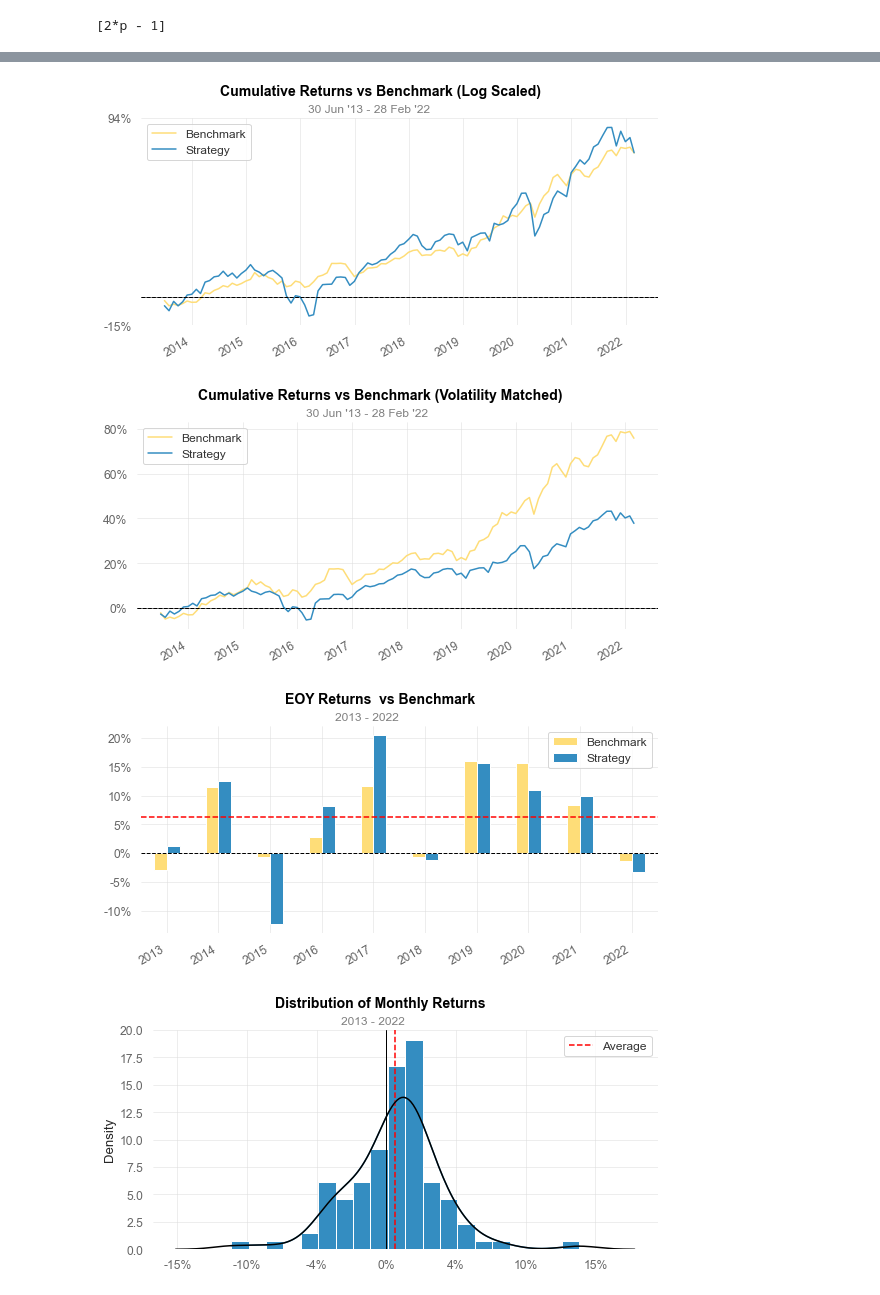
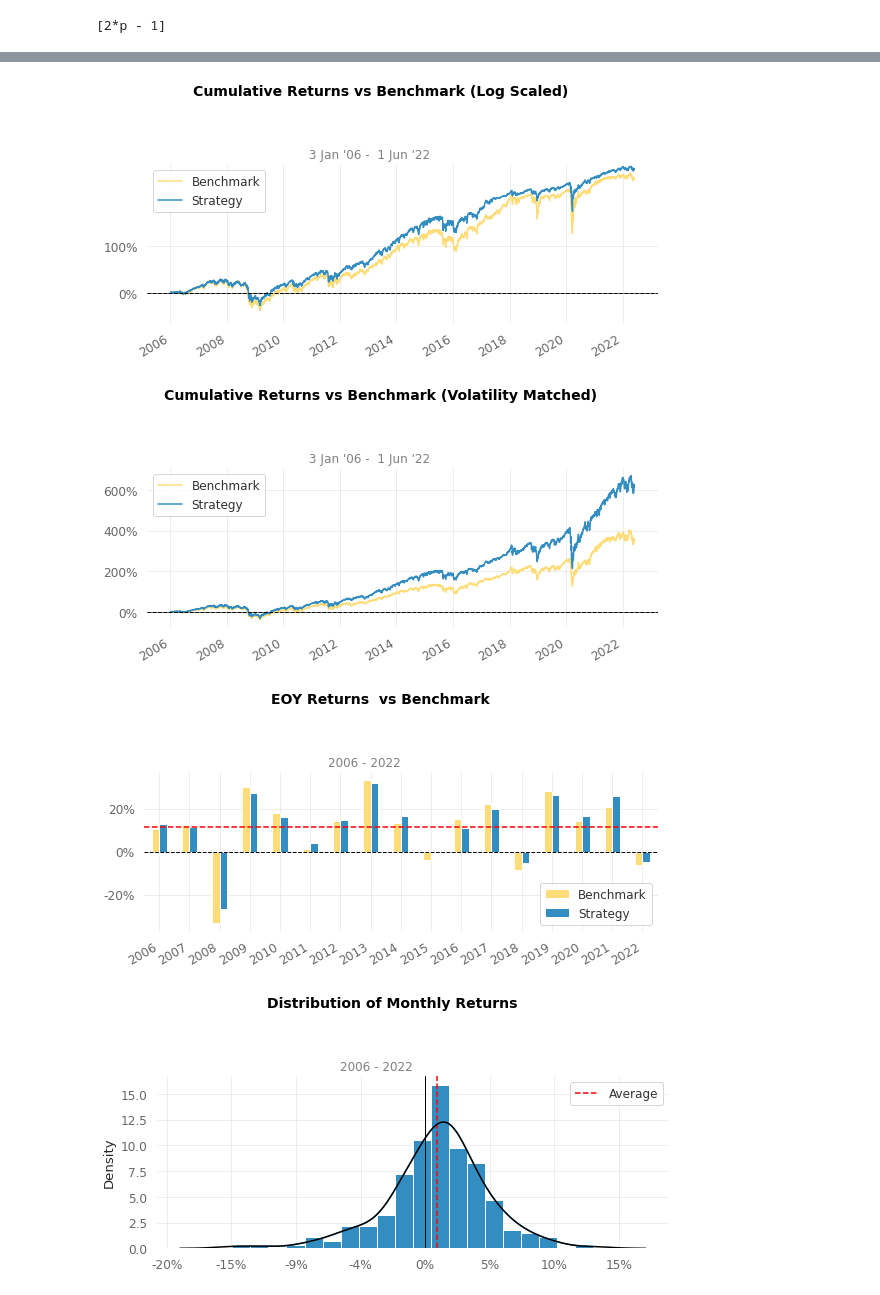
Before and after one commit to QuhiQuhihi/project_Asset_Allocation, a Jupyter notebook: 03_kelly_criteriom.ipynb, the cells around one changed output, grey strips where cells are left out. Drawn from its saved outputs; the diff is of its cells as text; code cells hidden in the pictures.

Commit message:
03_kelly criterion revised

```diff
--- a/03_kelly_criteriom.ipynb
+++ b/03_kelly_criteriom.ipynb
@@ -33,0 +20,4 @@ $ G=\\lim_{N\\rightarrow\\infty}=\\frac{1}{N}\\log\\frac{V_N}{V_0} $
+# %%
+start_date='2006-01-01'
+end_date='2022-06-01'
+cost=0.001
@@ -55,12 +203,5 @@ solve(diff(y, f), f)
 # %%
-asset_class_ticker =[
-    "IVV",  # iShares Core S&P 500 ETF                              2000-05-15
-    "VEA",  # Vanguard FTSE Developed Markets ETF                    2007-07-02
-    "VWO",  # Vanguard FTSE Emerging Markets ETF                    2005-03-04
-    "TLT",  # iShares 20+ Year Treasury Bond ETF                    2002-07-22
-    "TIP",  # iShares TIPS Bond ETF                                 2003-12-04
-    "LQD",  # iShares iBoxx $ Investment Grade Corporate Bond ETF   2002-07-22
-    "DBC",  # Invesco DB Commodity Index Tracking Fund              2006-02-03
+custom_universe = [
     "XAR",  # SPDR® S&P® Aerospace & Defense ETF                    2011-09-28
     "XLB",  # The Materials Select Sector SPDR® Fund                1998-12-16
     "XLE",  # The Energy Select Sector SPDR® Fund                   1998-12-22
@@ -73,15 +214,5 @@ asset_class_ticker =[
     "XLU",  # The Utilities Select Sector SPDR® Fund                1998-12-22
     "XLV",  # The Health Care Select Sector SPDR® Fund              1998-12-22
     "XPH",  # SPDR® S&P® Pharmaceuticals ETF                        2006-06-22
-    "XBI",  # SPDR® S&P® Biotech ETF                                2006-02-06
-    "RWR",  # SPDR® Dow Jones® REIT ETF                             2001-04-23
-    "RWX"   # SPDR® Dow Jones® International Real Estate ETF        2006-12-15
-]
-
-bm_class_ticker =[
-    "VTI", # Vanguard Total Stock Market ETF                        2001-05-24
-    "TLT", # iShares 20+ Year Treasury Bond ETF                     2002-07-22
-    "IEI", # iShares 3-7 Year Treasury Bond ETF                     2007-01-05
-    "GLD", # SPDR Gold Trust                                        2004-11-18
-    "GSG"  # iShares S&P GSCI Commodity Indexed Trust               2006-07-10
-                    ]
+    "XBI",  # SPDR® S&P® Biotech ETF
+    ]
@@ -175,0 +219,5 @@ Serenity Index      3.62        14.34
+# %%
+engine = BacktestEngine(yfinance_list=custom_universe, fred_list=[], market_fred_list=[])
+kelly = Kelly(engine.cache)
+engine.run_backtest(target_generator=kelly, sdate=start_date, edate=end_date, transaction_cost=cost)
+my_strategy = engine.asset_df.sum(axis=1)
@@ -175,0 +237,5 @@ Serenity Index      3.62        14.34
+# %%
+bm_engine = BacktestEngine(yfinance_list=custom_universe, fred_list=[], market_fred_list=[])
+equal = EqualWeightGenerator(bm_engine.cache)
+bm_engine.run_backtest(target_generator=equal, sdate=start_date, edate=end_date, transaction_cost=cost)
+bm_strategy = bm_engine.asset_df.sum(axis=1)
@@ -176,5 +247,5 @@ Serenity Index      3.62        14.34
 # %%
-quantstats.reports.full(returns = monthly_rebal_strategy.loc[ : , 'strategy_return'],benchmark = monthly_rebal_strategy.loc[ :, 'benchmark_return'])
+quantstats.reports.full(returns=my_strategy, benchmark=bm_strategy)
 # %% [output]
 Performance Metrics
                            Strategy    Benchmark
@@ -207,4 +278,4 @@ Strategy Visualization
-[figure, old version]
+[figure, new version]
-[figure, old version]
+[figure, new version]
-[figure, old version]
+[figure, new version]
-[figure, old version]
+[figure, new version]
```
Also changed, not shown: parts of 32 cells of this notebook, 1 other file.
